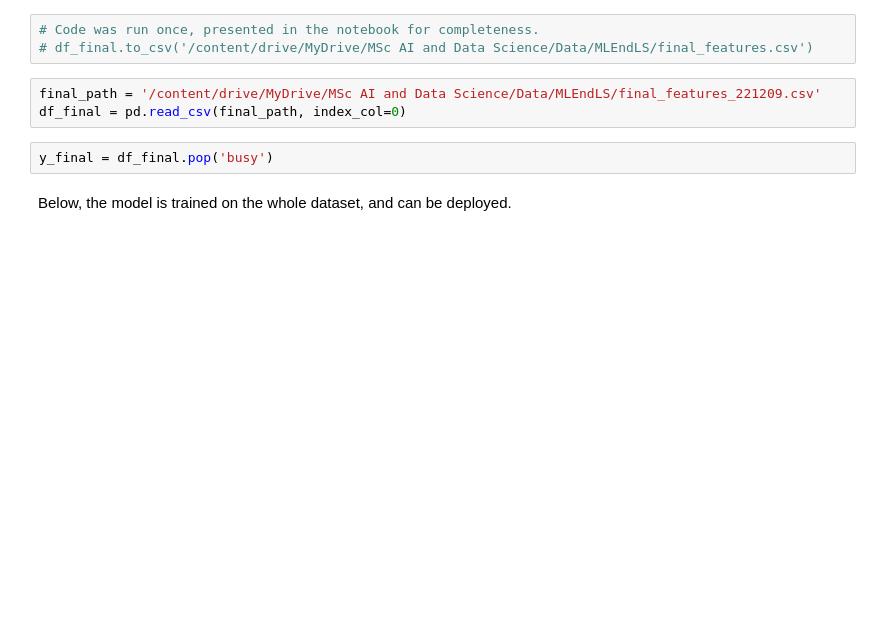
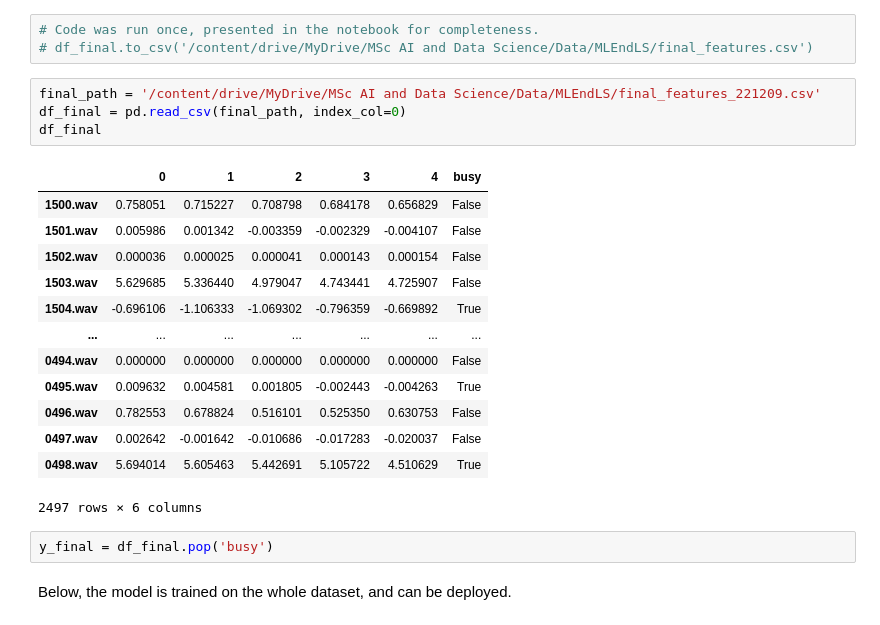
Before and after one commit to nanna273/MLEndLS_AB, a Jupyter notebook: ECS7020P_miniproject_basic.ipynb, the cells around one changed output. Drawn from its saved outputs; the diff is of its cells as text; blank space fills up the shorter version.

```diff
--- a/ECS7020P_miniproject_basic.ipynb
+++ b/ECS7020P_miniproject_basic.ipynb
@@ -907,6 +859,21 @@ def get_final(files,labels_file, scale_audio=False):
 # %%
 final_path = '/content/drive/MyDrive/MSc AI and Data Science/Data/MLEndLS/final_features_221209.csv'
 df_final = pd.read_csv(final_path, index_col=0)
+df_final
+# %% [output]
+|  | 0 | 1 | 2 | 3 | 4 | busy |
+| 1500.wav | 0.758051 | 0.715227 | 0.708798 | 0.684178 | 0.656829 | False |
+| 1501.wav | 0.005986 | 0.001342 | -0.003359 | -0.002329 | -0.004107 | False |
+| 1502.wav | 0.000036 | 0.000025 | 0.000041 | 0.000143 | 0.000154 | False |
+| 1503.wav | 5.629685 | 5.336440 | 4.979047 | 4.743441 | 4.725907 | False |
+| 1504.wav | -0.696106 | -1.106333 | -1.069302 | -0.796359 | -0.669892 | True |
+| ... | ... | ... | ... | ... | ... | ... |
+| 0494.wav | 0.000000 | 0.000000 | 0.000000 | 0.000000 | 0.000000 | False |
+| 0495.wav | 0.009632 | 0.004581 | 0.001805 | -0.002443 | -0.004263 | True |
+| 0496.wav | 0.782553 | 0.678824 | 0.516101 | 0.525350 | 0.630753 | False |
+| 0497.wav | 0.002642 | -0.001642 | -0.010686 | -0.017283 | -0.020037 | False |
+| 0498.wav | 5.694014 | 5.605463 | 5.442691 | 5.105722 | 4.510629 | True |
+2497 rows × 6 columns
 # %%
 y_final = df_final.pop('busy')
 # %% [markdown]
```
Also changed, not shown: parts of 25 cells of this notebook.
